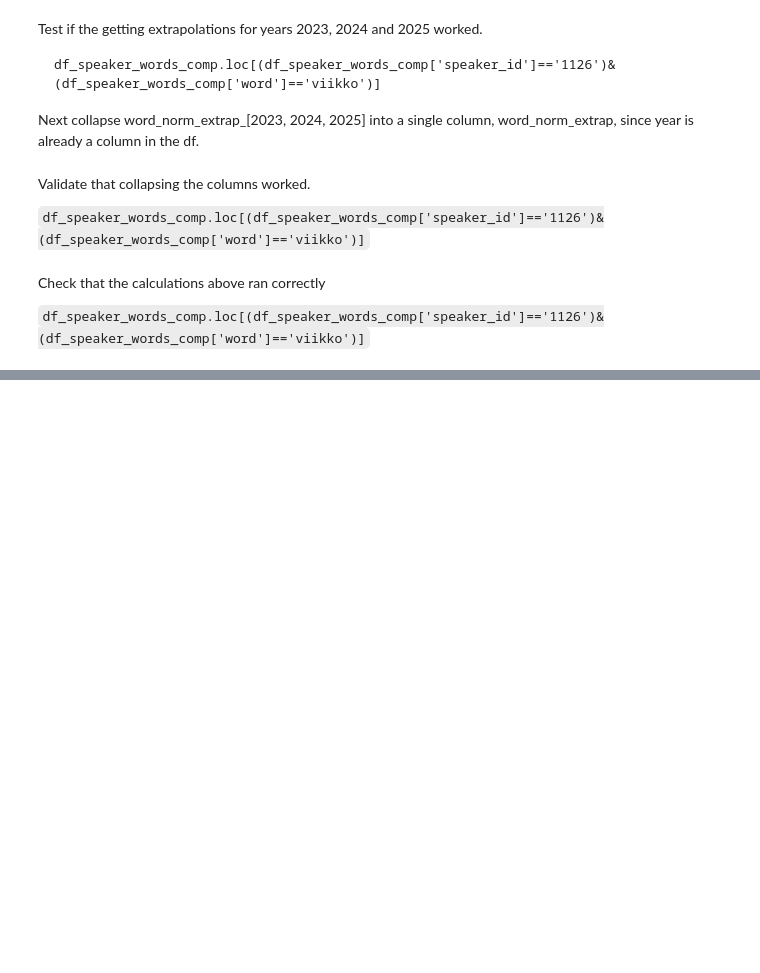
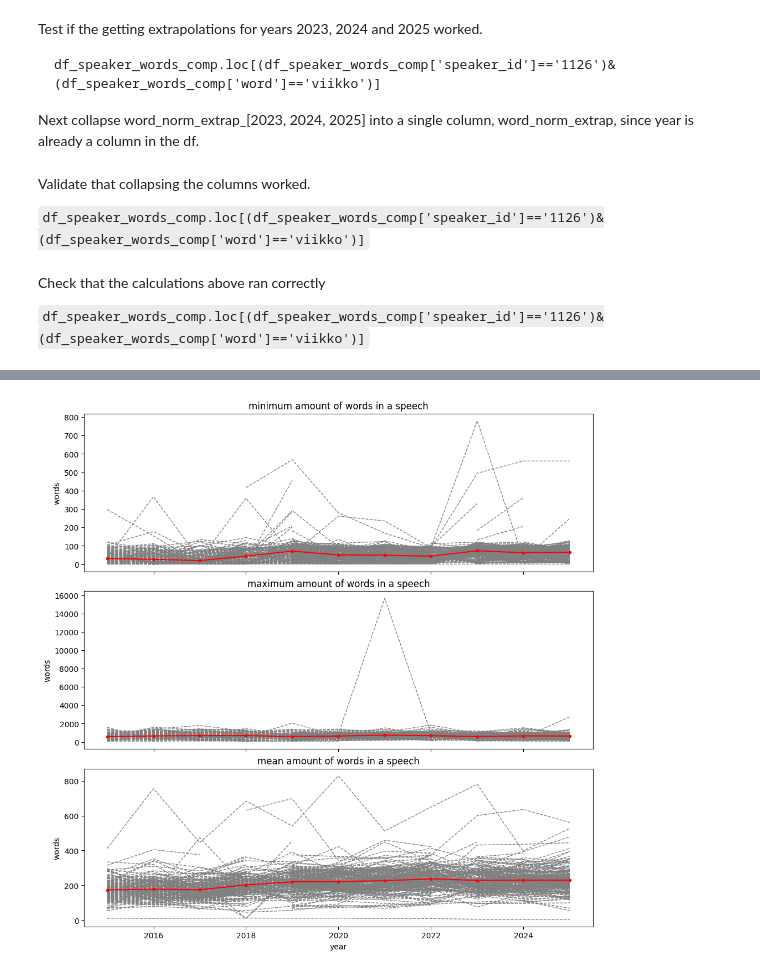
Before and after one commit to oarajala/ParliamentSampo_GenAI_detection, a Jupyter notebook: project/03b_analysis_person.ipynb, the cells around one changed output, grey strips where cells are left out. Cells and saved outputs as stored; diff of their text form; code cells hidden in the pictures; blank space fills up the shorter version.

```diff
--- a/project/03b_analysis_person.ipynb
+++ b/project/03b_analysis_person.ipynb
@@ -366,0 +407,63 @@ df.loc[(~df['word_class'].isin(['sidesana','teonsana']))&(df['year']==2024)].sor
+# %%
+# the minimum length of of speeches HAS increased insce the relase of chatgpt, although not by much
+# plug in means and maxes, not much change there
+x = df_speech_lengths['year'].unique()
+
+fig, (ax1, ax2, ax3) = plt.subplots(3, sharex=True)
+
+def plot_mins():
+    avg_min = []
+    for year in df_speech_lengths['year'].unique():
+        avg_min.append(df_speech_lengths['len_min'].loc[df_speech_lengths['year']==year].mean())
+
+    for speaker in df_speech_lengths['speaker_id'].unique():
+        y_min = df_speech_lengths['len_min'][df_speech_lengths['speaker_id']==speaker].tolist()
+        ax1.plot(x, y_min, color='grey', linestyle='dashed', linewidth=1)
+
+    ax1.plot(x, avg_min, '.-', color='red')
+
+    ax1.title.set_text('minimum amount of words in a speech')
+    ax1.set_ylabel('words')
+
+def plot_maxs():
+    avg_max = []
+    for year in df_speech_lengths['year'].unique():
+        avg_max.append(df_speech_lengths['len_max'].loc[df_speech_lengths['year']==year].mean())
+
+    for speaker in df_speech_lengths['speaker_id'].unique():
+        y_max = df_speech_lengths['len_max'][df_speech_lengths['speaker_id']==speaker].tolist()
+        ax2.plot(x, y_max, color='grey', linestyle='dashed', linewidth=1)
+
+    ax2.plot(x, avg_max, '.-', color='red')
+
+    ax2.title.set_text('maximum amount of words in a speech')
+    ax2.set_ylabel('words')
+
+def plot_means():
+    avg_mean = []
+    for year in df_speech_lengths['year'].unique():
+        avg_mean.append(df_speech_lengths['len_mean'].loc[df_speech_lengths['year']==year].mean())
+
+    for speaker in df_speech_lengths['speaker_id'].unique():
+        y_mean = df_speech_lengths['len_mean'][df_speech_lengths['speaker_id']==speaker].tolist()
+        ax3.plot(x, y_mean, color='grey', linestyle='dashed', linewidth=1)
+
+    ax3.plot(x, avg_mean, '.-', color='red')
+
+    ax3.title.set_text('mean amount of words in a speech')
+    ax3.set_ylabel('words')
+    ax3.set_xlabel('year')
+
+for ax in fig.get_axes():
+    ax.label_outer()
+
+fig.set_figheight(10)
+fig.set_figwidth(10)
+fig.set_constrained_layout(constrained=True)
+plot_mins()
+plot_maxs()
+plot_means()
+
+plt.show()
+# %% [output]
+[figure, added]
```
Also changed, not shown: parts of 21 cells of this notebook, 1 other file.
